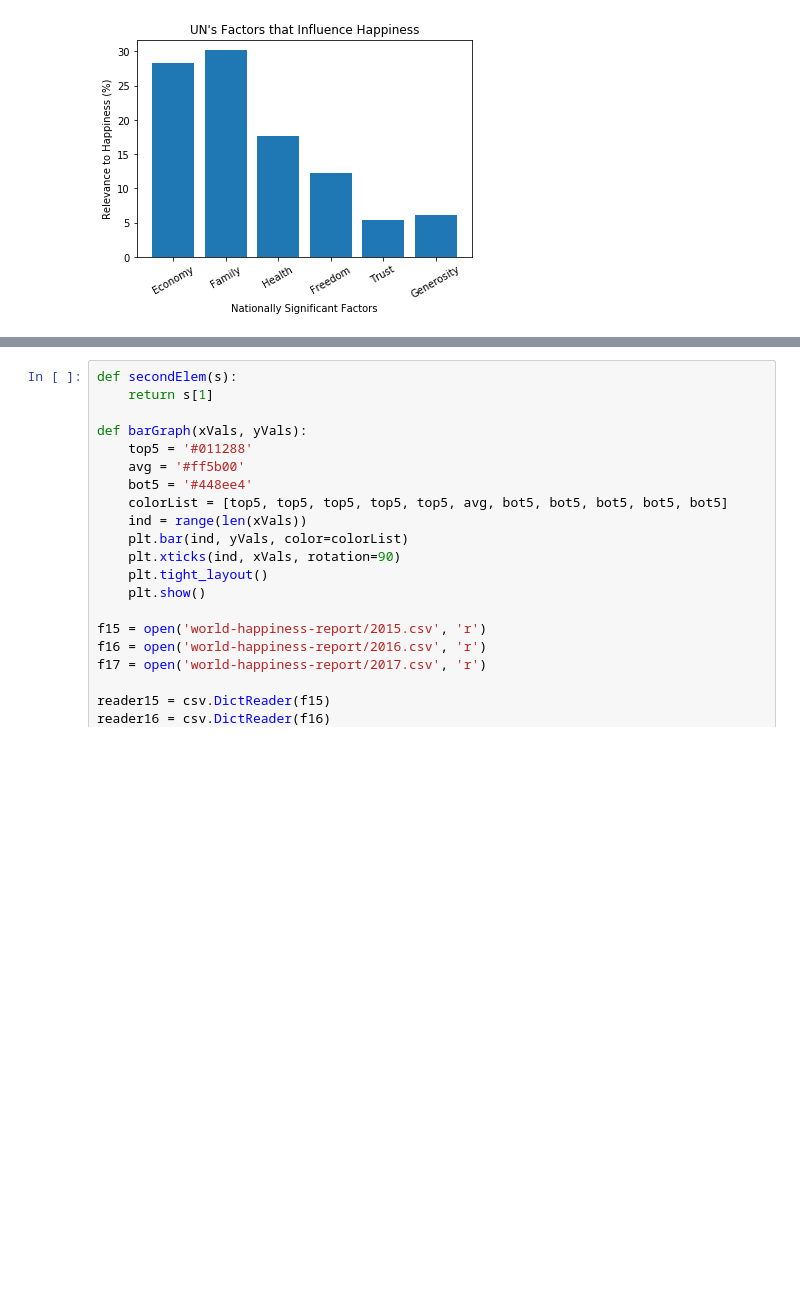
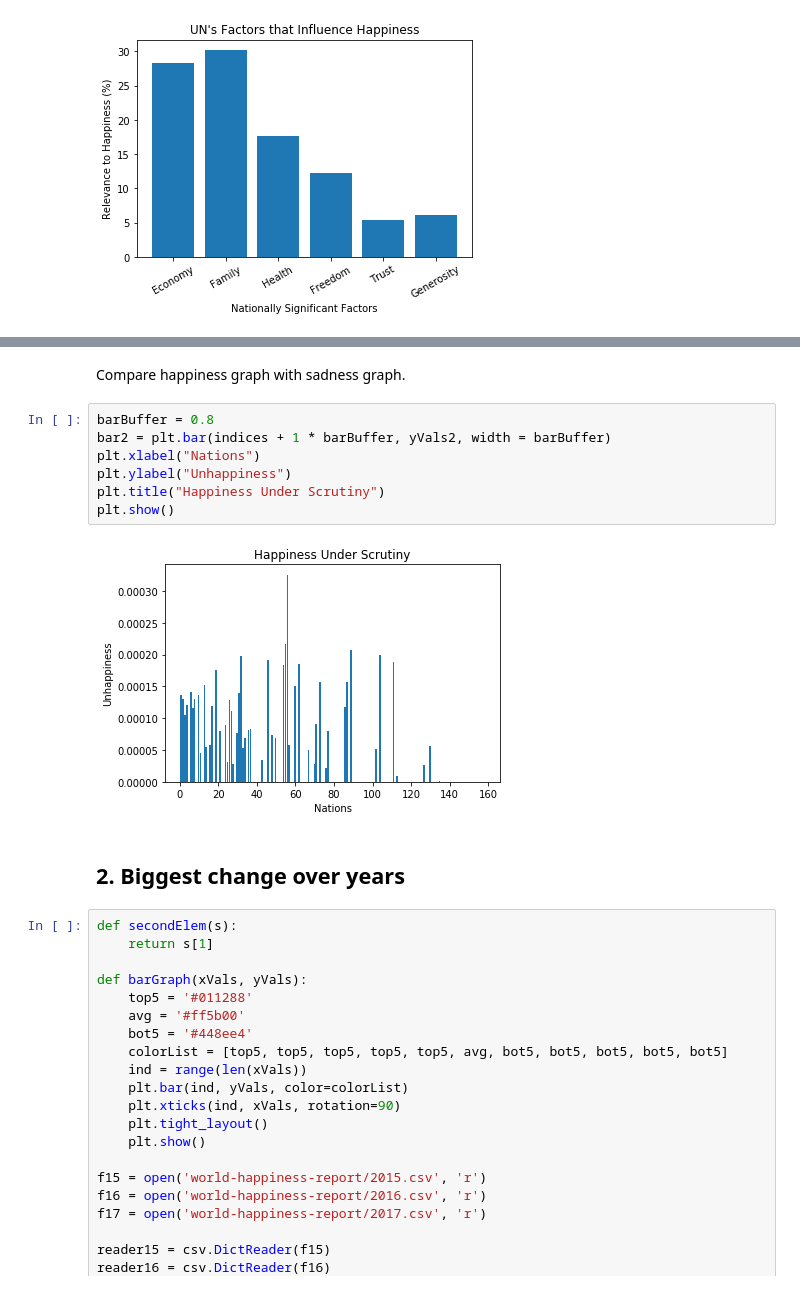
Before and after one commit to jamesboyd2008/happy-project, a Jupyter notebook: happy.ipynb, the cells around one changed output, grey strips where cells are left out. Cells and saved outputs as stored; diff of their text form; blank space fills up the shorter version.

```diff
--- a/happy.ipynb
+++ b/happy.ipynb
@@ -102,3 +183,16 @@ plt.show()
+# %% [markdown]
+Compare happiness graph with sadness graph.
+# %%
+barBuffer = 0.8
+bar2 = plt.bar(indices + 1 * barBuffer, yVals2, width = barBuffer)
+plt.xlabel("Nations")
+plt.ylabel("Unhappiness")
+plt.title("Happiness Under Scrutiny")
+plt.show()
+# %% [output]
+[figure, added]
+# %% [markdown]
+## 2. Biggest change over years
 # %%
 def secondElem(s):
     return s[1]
```
Also changed, not shown: parts of 15 cells of this notebook, 1 other file.
